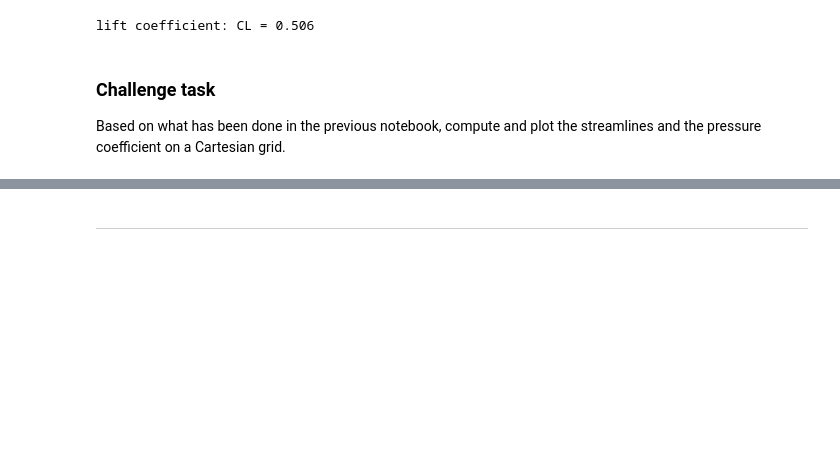
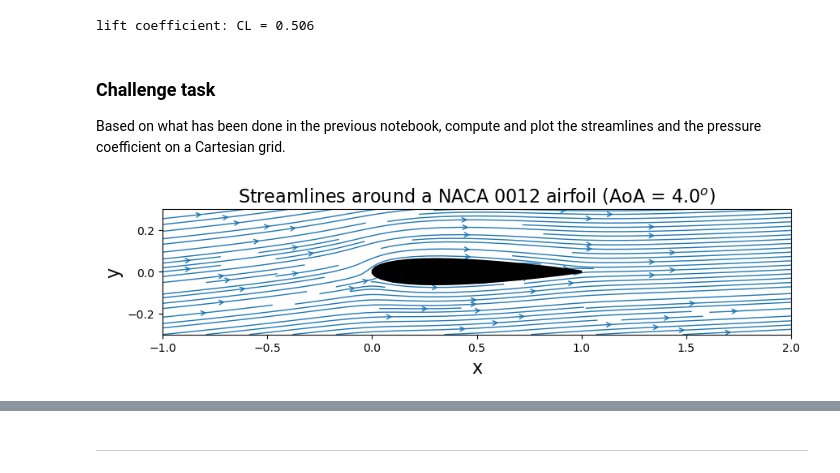
Before and after one commit to mathieucadei/AeroPython, a Jupyter notebook: lessons/11_Lesson11_vortexSourcePanelMethod.ipynb, the cells around one changed output, grey strips where cells are left out. Saved outputs shown, nothing was run; the diff lists cells and outputs as text; code cells hidden in the pictures; blank space fills up the shorter version.

```diff
--- a/lessons/11_Lesson11_vortexSourcePanelMethod.ipynb
+++ b/lessons/11_Lesson11_vortexSourcePanelMethod.ipynb
@@ -677,0 +714,28 @@ Based on what has been done in the previous notebook, compute and plot the strea
+# %%
+# define a mesh grid
+nx, ny = 50, 50  # number of points in the x and y directions
+x_start, x_end = -1.0, 2.0
+y_start, y_end = -0.3, 0.3
+X, Y = numpy.meshgrid(numpy.linspace(x_start, x_end, nx),
+                      numpy.linspace(y_start, y_end, ny))
+
+# compute the velocity field on the mesh grid
+u, v = get_velocity_field(panels, freestream, X, Y)
+# %%
+# plot the velocity field
+width = 10
+pyplot.figure(figsize=(width, width))
+pyplot.xlabel('x', fontsize=16)
+pyplot.ylabel('y', fontsize=16)
+pyplot.streamplot(X, Y, u, v,
+                  density=1, linewidth=1, arrowsize=1, arrowstyle='->')
+pyplot.fill([panel.xc for panel in panels],
+            [panel.yc for panel in panels],
+            color='k', linestyle='solid', linewidth=2, zorder=2)
+pyplot.axis('scaled')
+pyplot.xlim(x_start, x_end)
+pyplot.ylim(y_start, y_end)
+pyplot.title('Streamlines around a NACA 0012 airfoil (AoA = ${}^o$)'.format(numpy.degrees(freestream.alpha)), fontsize=16)
+pyplot.show()
+# %% [output]
+[figure, added]
```
Also changed, not shown: parts of 3 cells of this notebook, 2 other files.
